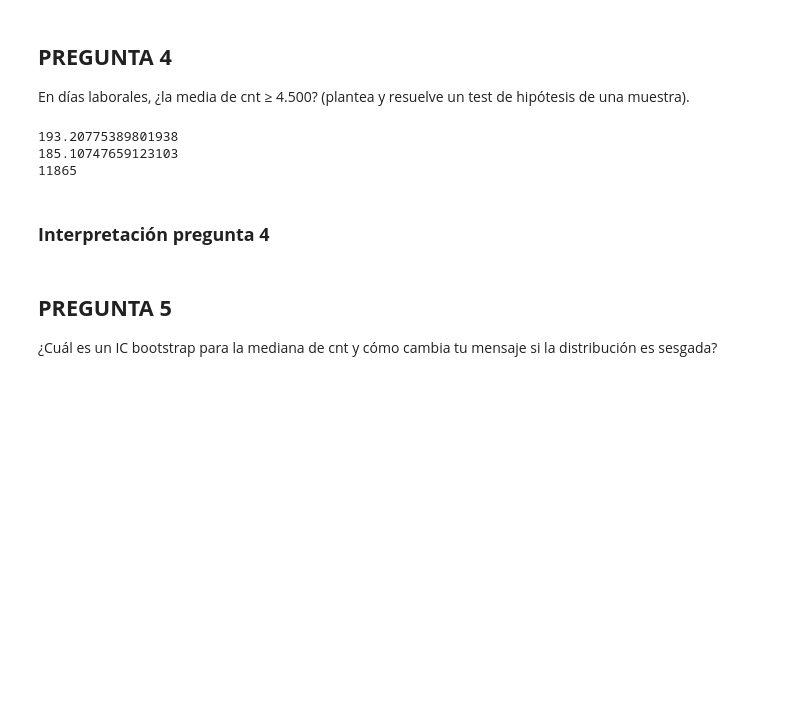
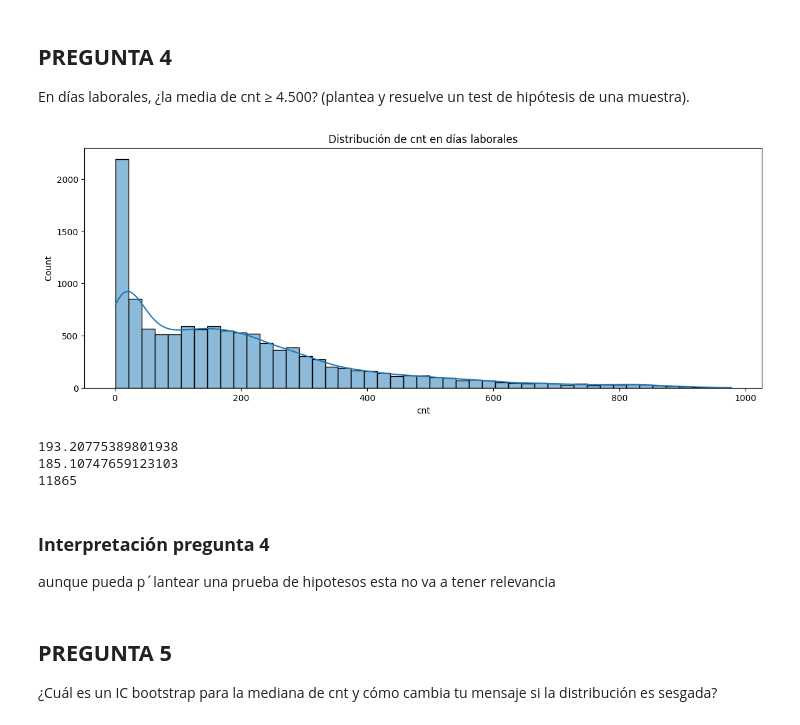
Before and after one commit to wendyka18/BICI-AL-TRABAJO, a Jupyter notebook: Copia_de_Taller2.ipynb, the cells around one changed output. Cells and saved outputs as stored; diff of their text form; code cells hidden in the pictures; blank space fills up the shorter version.

```diff
--- a/Copia_de_Taller2.ipynb
+++ b/Copia_de_Taller2.ipynb
@@ -161,30 +161,35 @@ En días laborales, ¿la media de cnt ≥ 4.500? (plantea y resuelve un test de
 # %%
 from ast import Compare
 # 1. Filtrar datos de días laborales
 cnt_laborales = df[df['workingday'] == 1]['cnt']
-
+plt.figure(figsize=(14, 5))
+sns.histplot(cnt_laborales, kde=True)
+plt.title('Distribución de cnt en días laborales')
+plt.show()
 # Valor de referencia para la prueba
 valor_hipotesis = 4500
 
 # PRUEBA HIPOTESIS (MEDIA MUESTREAL 1700 = ,MEDIA POBLACIONAL 4500, HIPOTESIS NULA)
 #PRUEBA ALTERNATIVA (MEDIA MUESTRAl 1700 DIFERENTE A MUESTRAl MEDIA POBLACIONAL, HIPOTESIS ALTERNATIVA)
 
 MEDIA_MUESTRAL = cnt_laborales.mean()
 desviacion_estandar = cnt_laborales.std()
 n = len(cnt_laborales)
 print(MEDIA_MUESTRAL)
 print(desviacion_estandar)
 print(n)
 # realizar test de hipotesis
 t_statistic, p_value = stats.ttest_1samp(cnt_laborales, valor_hipotesis)
 
 # Interpretar resultados
 # %% [output]
+[figure, added]
 193.20775389801938
 185.10747659123103
 11865
-# %% [markdown]
-### **Interpretación pregunta 4**
+# %% [markdown]
+### **Interpretación pregunta 4**
+aunque pueda p´lantear una prueba de hipotesos esta no va a tener relevancia
 # %% [markdown]
 ## **PREGUNTA 5**
 ¿Cuál es un IC bootstrap para la mediana de cnt y cómo cambia tu mensaje si la distribución es sesgada?
```
Also changed, not shown: parts of 2 cells of this notebook.
